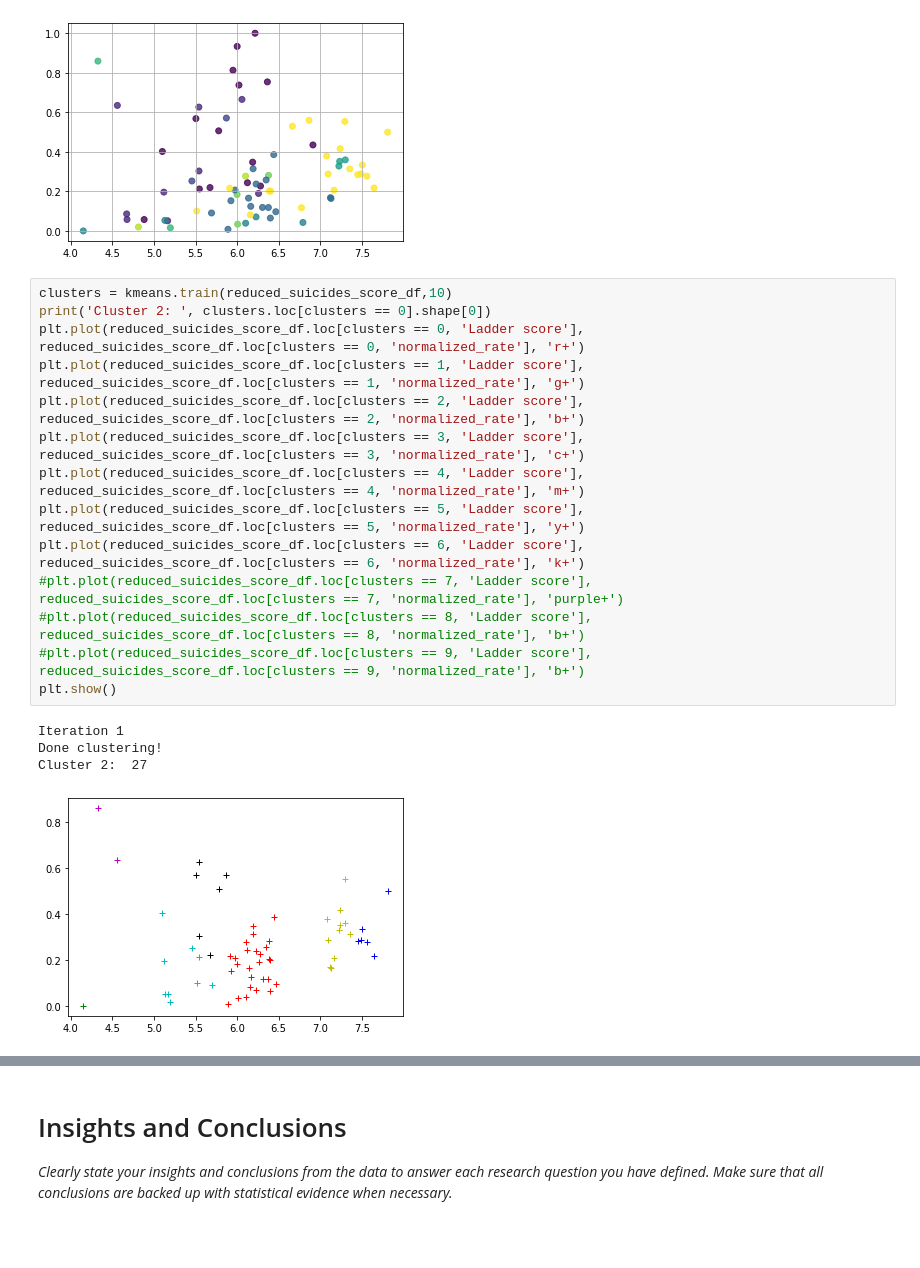
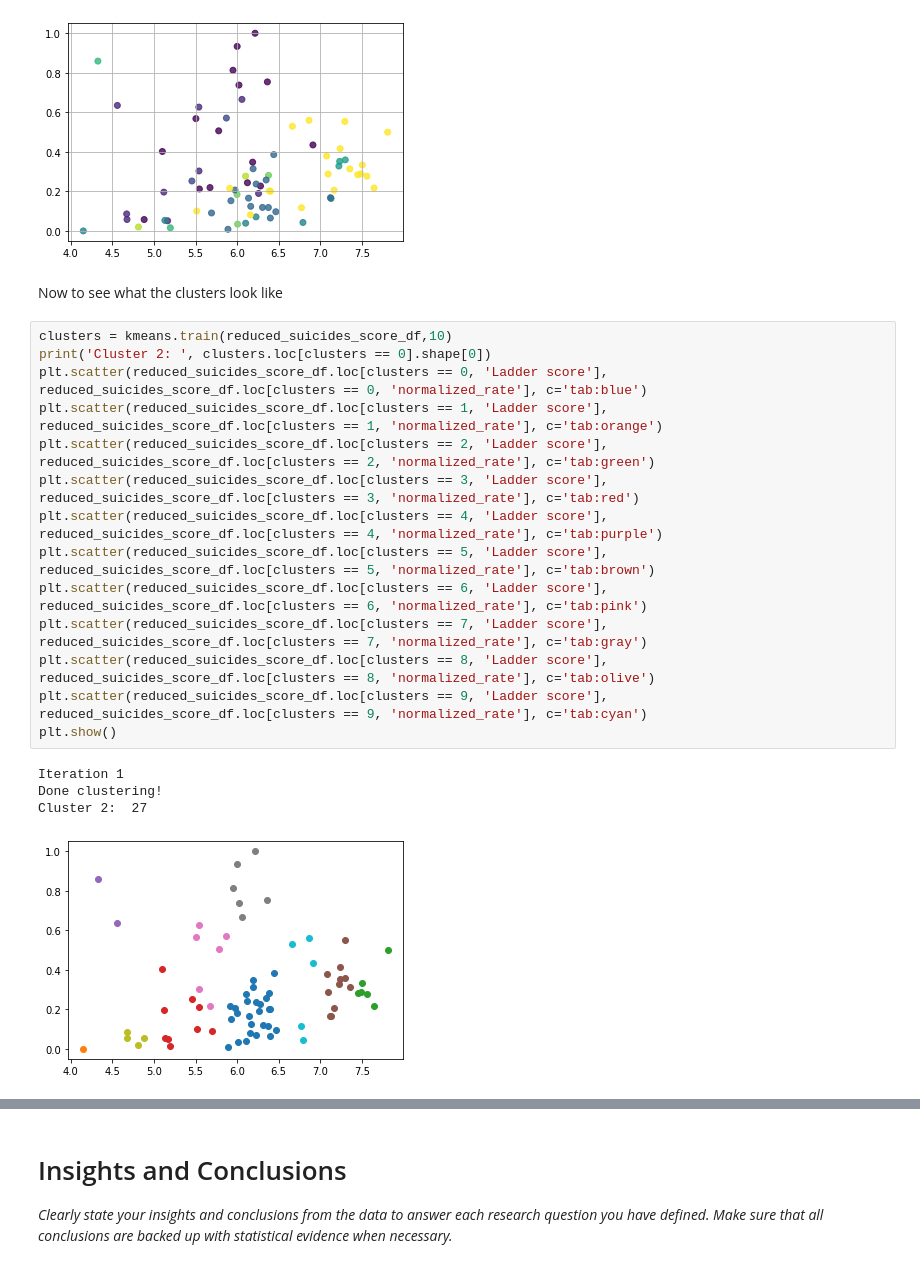
Before and after one commit to kayecandy/csmodel, a Jupyter notebook: Case Study/notebook.ipynb, the cells around one changed output, grey strips where cells are left out. Cells and saved outputs as stored; diff of their text form; blank space fills up the shorter version.

Commit message:
CS - finished clustering for RQ 2. Added insights to the data displayed by the clustering

```diff
--- a/Case Study/notebook.ipynb
+++ b/Case Study/notebook.ipynb
@@ -742,22 +735,24 @@ sc = ax.scatter(reduced_suicides_score_df['Ladder score'], reduced_suicides_scor
 plt.grid()
 # %% [output]
 [figure]
+# %% [markdown]
+Now to see what the clusters look like
 # %%
 clusters = kmeans.train(reduced_suicides_score_df,10)
 print('Cluster 2: ', clusters.loc[clusters == 0].shape[0])
-plt.plot(reduced_suicides_score_df.loc[clusters == 0, 'Ladder score'], reduced_suicides_score_df.loc[clusters == 0, 'normalized_rate'], 'r+')
-plt.plot(reduced_suicides_score_df.loc[clusters == 1, 'Ladder score'], reduced_suicides_score_df.loc[clusters == 1, 'normalized_rate'], 'g+')
-plt.plot(reduced_suicides_score_df.loc[clusters == 2, 'Ladder score'], reduced_suicides_score_df.loc[clusters == 2, 'normalized_rate'], 'b+')
-plt.plot(reduced_suicides_score_df.loc[clusters == 3, 'Ladder score'], reduced_suicides_score_df.loc[clusters == 3, 'normalized_rate'], 'c+')
-plt.plot(reduced_suicides_score_df.loc[clusters == 4, 'Ladder score'], reduced_suicides_score_df.loc[clusters == 4, 'normalized_rate'], 'm+')
-plt.plot(reduced_suicides_score_df.loc[clusters == 5, 'Ladder score'], reduced_suicides_score_df.loc[clusters == 5, 'normalized_rate'], 'y+')
-plt.plot(reduced_suicides_score_df.loc[clusters == 6, 'Ladder score'], reduced_suicides_score_df.loc[clusters == 6, 'normalized_rate'], 'k+')
-#plt.plot(reduced_suicides_score_df.loc[clusters == 7, 'Ladder score'], reduced_suicides_score_df.loc[clusters == 7, 'normalized_rate'], 'purple+')
-#plt.plot(reduced_suicides_score_df.loc[clusters == 8, 'Ladder score'], reduced_suicides_score_df.loc[clusters == 8, 'normalized_rate'], 'b+')
-#plt.plot(reduced_suicides_score_df.loc[clusters == 9, 'Ladder score'], reduced_suicides_score_df.loc[clusters == 9, 'normalized_rate'], 'b+')
+plt.scatter(reduced_suicides_score_df.loc[clusters == 0, 'Ladder score'], reduced_suicides_score_df.loc[clusters == 0, 'normalized_rate'], c='tab:blue')
+plt.scatter(reduced_suicides_score_df.loc[clusters == 1, 'Ladder score'], reduced_suicides_score_df.loc[clusters == 1, 'normalized_rate'], c='tab:orange')
+plt.scatter(reduced_suicides_score_df.loc[clusters == 2, 'Ladder score'], reduced_suicides_score_df.loc[clusters == 2, 'normalized_rate'], c='tab:green')
+plt.scatter(reduced_suicides_score_df.loc[clusters == 3, 'Ladder score'], reduced_suicides_score_df.loc[clusters == 3, 'normalized_rate'], c='tab:red')
+plt.scatter(reduced_suicides_score_df.loc[clusters == 4, 'Ladder score'], reduced_suicides_score_df.loc[clusters == 4, 'normalized_rate'], c='tab:purple')
+plt.scatter(reduced_suicides_score_df.loc[clusters == 5, 'Ladder score'], reduced_suicides_score_df.loc[clusters == 5, 'normalized_rate'], c='tab:brown')
+plt.scatter(reduced_suicides_score_df.loc[clusters == 6, 'Ladder score'], reduced_suicides_score_df.loc[clusters == 6, 'normalized_rate'], c='tab:pink')
+plt.scatter(reduced_suicides_score_df.loc[clusters == 7, 'Ladder score'], reduced_suicides_score_df.loc[clusters == 7, 'normalized_rate'], c='tab:gray')
+plt.scatter(reduced_suicides_score_df.loc[clusters == 8, 'Ladder score'], reduced_suicides_score_df.loc[clusters == 8, 'normalized_rate'], c='tab:olive')
+plt.scatter(reduced_suicides_score_df.loc[clusters == 9, 'Ladder score'], reduced_suicides_score_df.loc[clusters == 9, 'normalized_rate'], c='tab:cyan')
 plt.show()
 # %% [output]
 Iteration 1
 Done clustering!
 Cluster 2:  27
-[figure, old version]
+[figure, new version]
```
Also changed, not shown: parts of 5 cells of this notebook.
